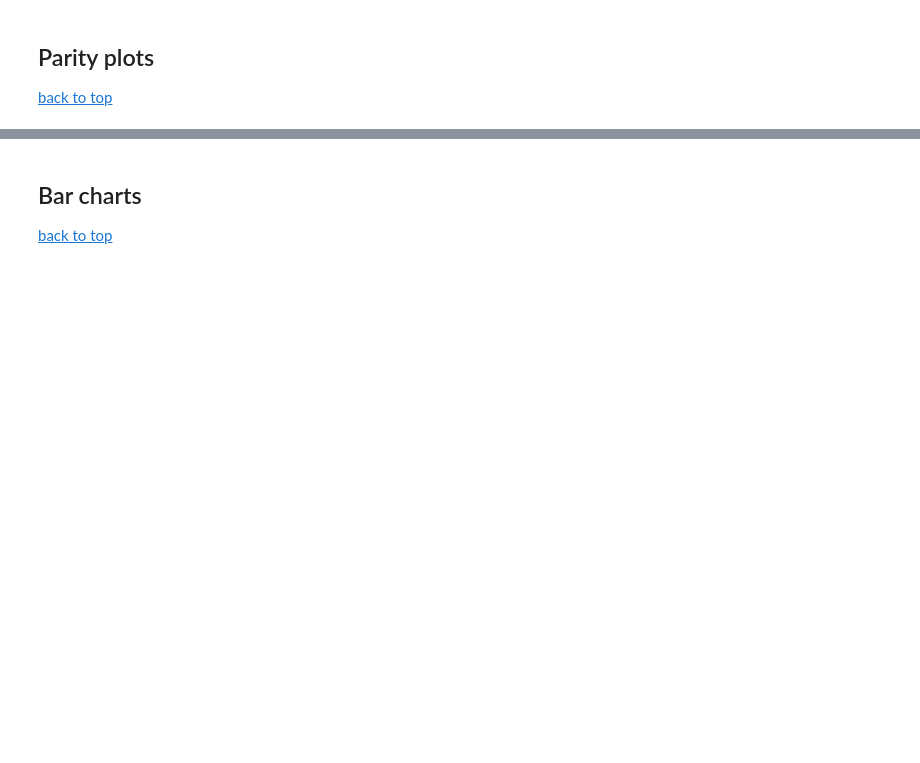
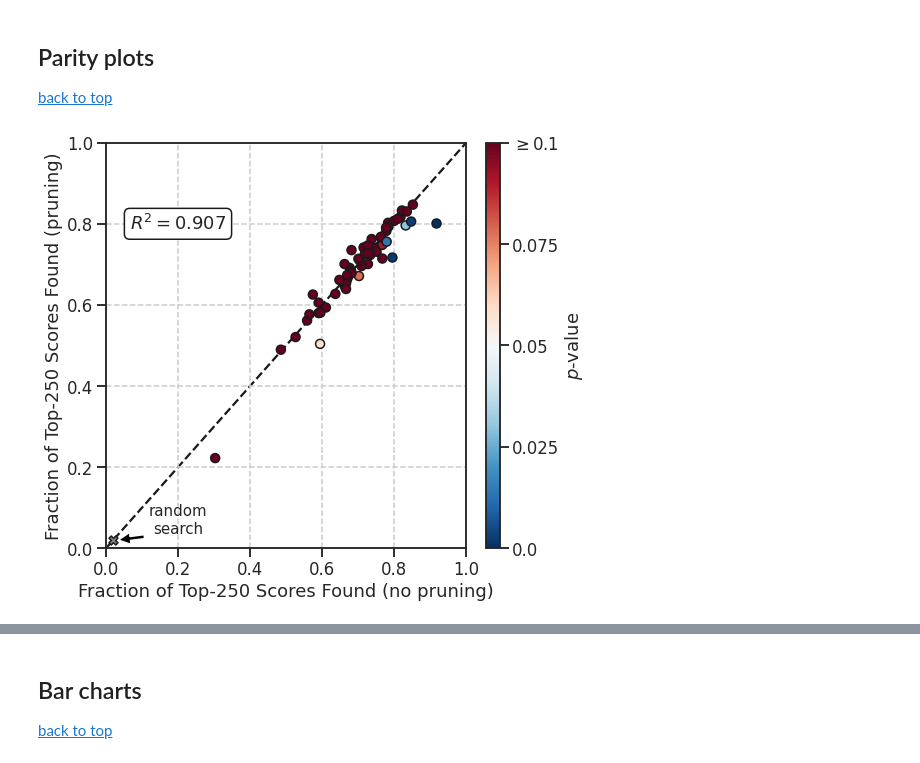
Before and after one commit to coleygroup/molpal, a Jupyter notebook: notebooks/dockstring-figures.ipynb, the cells around one changed output, grey strips where cells are left out. Cells and saved outputs as stored; diff of their text form; code cells hidden in the pictures; blank space fills up the shorter version.

```diff
--- a/notebooks/dockstring-figures.ipynb
+++ b/notebooks/dockstring-figures.ipynb
@@ -126,4 +115,10 @@ def make_parity_plot(split, N):
     fig.tight_layout()
 
     return fig
+# %%
+split = "0.004"
+N = 5
+fig = make_parity_plot(DOCKSTRING_PROCESSED_ROOT / f"collated-{split}-Y.npy", N)
+# %% [output]
+[figure, added]
 # %%
```
Also changed, not shown: parts of 13 cells of this notebook, 1 other file.
